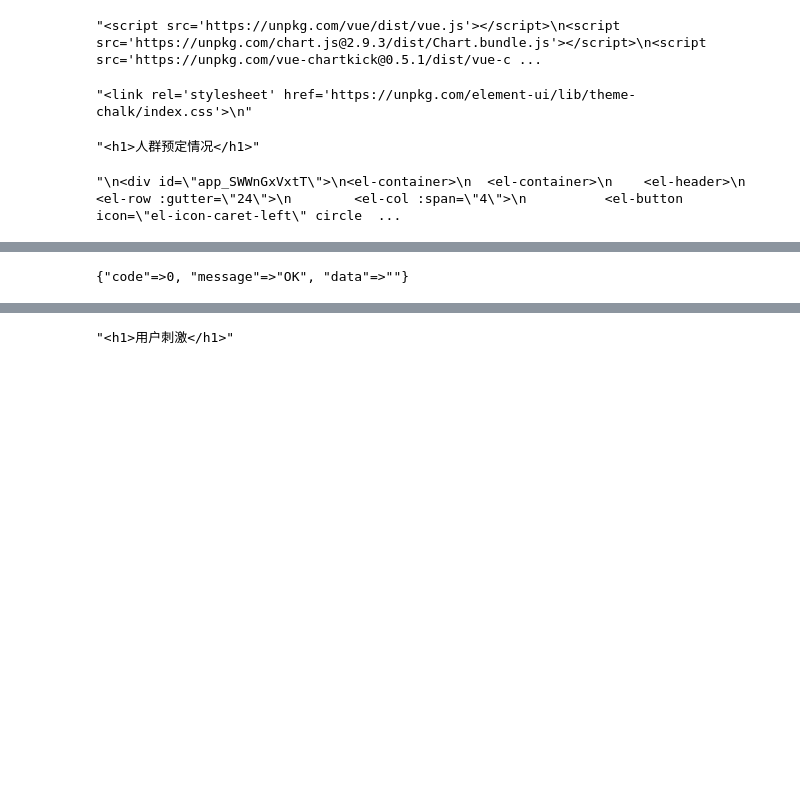
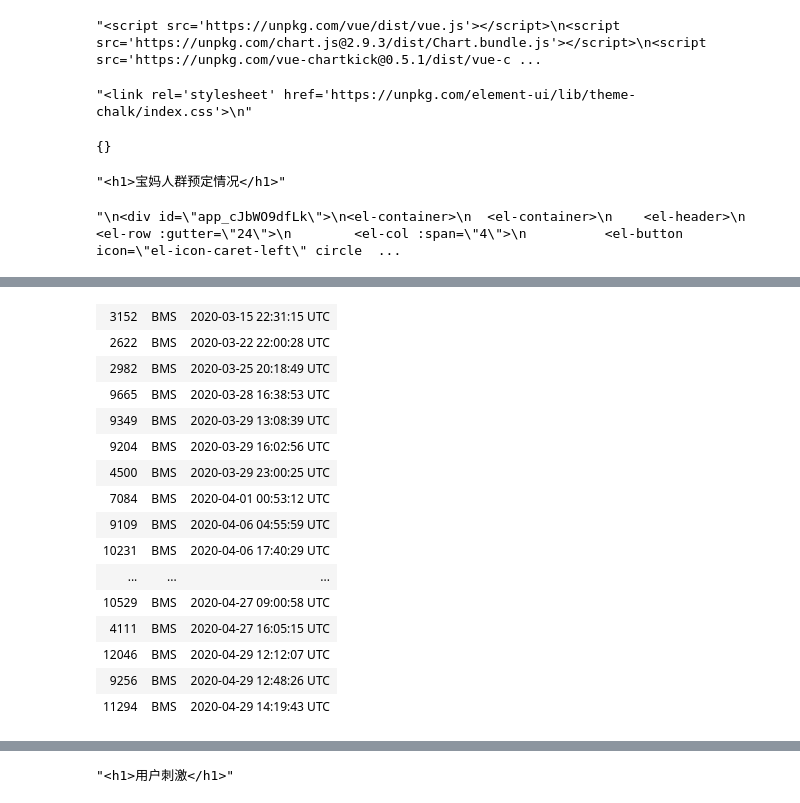
Before and after one commit to adam429/wtnb, a Jupyter notebook: wt-iruby/用户筛选.ipynb, the cells around one changed output, grey strips where cells are left out. Saved outputs shown, nothing was run; the diff lists cells and outputs as text; code cells hidden in the pictures; blank space fills up the shorter version.

```diff
--- a/wt-iruby/用户筛选.ipynb
+++ b/wt-iruby/用户筛选.ipynb
@@ -7,16 +7,20 @@ load './wtnb/wtmodel.rb'
 IRuby.display IRuby.html(include_js)
 IRuby.display IRuby.html(include_css)
 nil
+
+connect_db("online")
+disable_cache
 # %% [output]
 "<script src='https://unpkg.com/vue/dist/vue.js'></script>\n<script src='https://unpkg.com/chart.js@2.9.3/dist/Chart.bundle.js'></script>\n<script src='https://unpkg.com/vue-chartkick@0.5.1/dist/vue-c ...
 "<link rel='stylesheet' href='https://unpkg.com/element-ui/lib/theme-chalk/index.css'>\n"
+{}
 # %%
 group = Store["group_marriage"]
 nil
 # %%
-puts_header "人群预定情况"
+puts_header "宝妈人群预定情况"
 
-url = group["已育"].orders.inhouse.where("expect_day >= ? and expect_day<=? ",Time.now+10.day, Time.now+20.day).order(:expect_day).user.
+url = group["已育"].orders.inhouse.where("expect_day >= ? and expect_day<=? ",Time.now, Time.now+10.day).order(:expect_day).user.
     filter do |x| x.property.staff.count==0 end.
     filter do |x|  x.source!="little nothing" and x.source!="小双双jodie"  end.
     filter do |x|  /不合格/.match(x.property.style.value.first)==nil  end.
@@ -27,8 +31,9 @@ nil
 
 
 
-ap (group["已育"].orders.inhouse.where("expect_day >= ? and expect_day<=? ",Time.now, Time.now+10.day).order(:expect_day).user.
-    filter do |x| x.property.staff.count==0 end.map do |x| [x.id,x.orders.product.order(:expect_day).last.create_time] end.sort do |x,y| x[1]<=>y[1] end.to_h)
+puts_table ((group["已育"].orders.inhouse.where("expect_day >= ? and expect_day<=? ",Time.now, Time.now+10.day).order(:expect_day).user.
+    filter do |x| x.property.staff.count==0 end.map do |x| [x.id,x.orders.product.order(:expect_day).last.create_time] end.sort do |x,y| x[1]<=>y[1] end).
+    map do |x| [x[0],  "<a href='https://console.wetry.shop/customerDetail/#{x[0]}'>BMS</a>" ,x[1]] end)
 # %% [output]
-"<h1>人群预定情况</h1>"
+"<h1>宝妈人群预定情况</h1>"
-"\n<div id=\"app_SWWnGxVxtT\">\n<el-container>\n  <el-container>\n    <el-header>\n      <el-row :gutter=\"24\">\n        <el-col :span=\"4\">\n          <el-button icon=\"el-icon-caret-left\" circle  ...
+"\n<div id=\"app_cJbWO9dfLk\">\n<el-container>\n  <el-container>\n    <el-header>\n      <el-row :gutter=\"24\">\n        <el-col :span=\"4\">\n          <el-button icon=\"el-icon-caret-left\" circle  ...
@@ -44,6 +40,16 @@ ap (group["已育"].orders.inhouse.where("expect_day >= ? and expect_day<=? ",Ti
+| 3152 | BMS | 2020-03-15 22:31:15 UTC |
+| 2622 | BMS | 2020-03-22 22:00:28 UTC |
+| 2982 | BMS | 2020-03-25 20:18:49 UTC |
+| 9665 | BMS | 2020-03-28 16:38:53 UTC |
+| 9349 | BMS | 2020-03-29 13:08:39 UTC |
+| 9204 | BMS | 2020-03-29 16:02:56 UTC |
+| 4500 | BMS | 2020-03-29 23:00:25 UTC |
+| 7084 | BMS | 2020-04-01 00:53:12 UTC |
+| 9109 | BMS | 2020-04-06 04:55:59 UTC |
+| 10231 | BMS | 2020-04-06 17:40:29 UTC |
+| ... | ... | ... |
+| 10529 | BMS | 2020-04-27 09:00:58 UTC |
+| 4111 | BMS | 2020-04-27 16:05:15 UTC |
+| 12046 | BMS | 2020-04-29 12:12:07 UTC |
+| 9256 | BMS | 2020-04-29 12:48:26 UTC |
+| 11294 | BMS | 2020-04-29 14:19:43 UTC |
-# %%
-## 把用户分配到订单
-user_list = [11288,12221,11182,7060,6833,5899,3456,3391,2982,5122,4927,4500,4369,4262,4130,3699,5864,5393,5329,9995,8006,7642,7321,7288,7168,12264]
-BMS.updateMatchingDivision(user_list.join(","))
-# %% [output]
-{"code"=>0, "message"=>"OK", "data"=>""}
```
Also changed, not shown: parts of 4 cells of this notebook, 21 other files.
